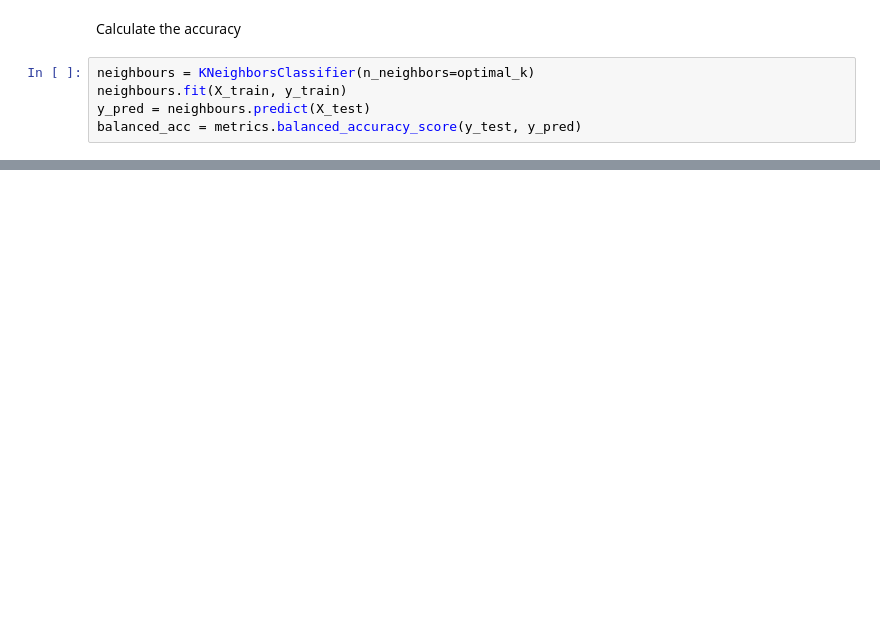
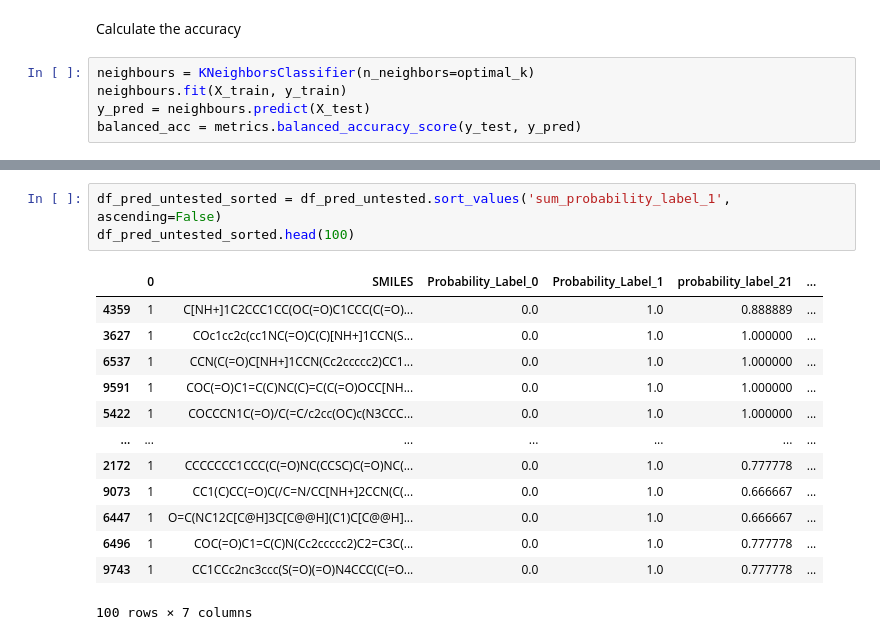
Before and after one commit to Jetteb/advanced-programming-group-7, a Jupyter notebook: group assignment 15-06.ipynb, the cells around one changed output, grey strips where cells are left out. Cells and saved outputs as stored; diff of their text form; blank space fills up the shorter version.

```diff
--- a/group assignment 15-06.ipynb
+++ b/group assignment 15-06.ipynb
@@ -423,0 +585,17 @@ df_pred_untested
+# %%
+df_pred_untested_sorted = df_pred_untested.sort_values('sum_probability_label_1', ascending=False)
+df_pred_untested_sorted.head(100)
+# %% [output]
+|  | 0 | SMILES | Probability_Label_0 | Probability_Label_1 | probability_label_21 | ... |
+| 4359 | 1 | C[NH+]1C2CCC1CC(OC(=O)C1CCC(C(=O)... | 0.0 | 1.0 | 0.888889 | ... |
+| 3627 | 1 | COc1cc2c(cc1NC(=O)C(C)[NH+]1CCN(S... | 0.0 | 1.0 | 1.000000 | ... |
+| 6537 | 1 | CCN(C(=O)C[NH+]1CCN(Cc2ccccc2)CC1... | 0.0 | 1.0 | 1.000000 | ... |
+| 9591 | 1 | COC(=O)C1=C(C)NC(C)=C(C(=O)OCC[NH... | 0.0 | 1.0 | 1.000000 | ... |
+| 5422 | 1 | COCCCN1C(=O)/C(=C/c2cc(OC)c(N3CCC... | 0.0 | 1.0 | 1.000000 | ... |
+| ... | ... | ... | ... | ... | ... | ... |
+| 2172 | 1 | CCCCCCC1CCC(C(=O)NC(CCSC)C(=O)NC(... | 0.0 | 1.0 | 0.777778 | ... |
+| 9073 | 1 | CC1(C)CC(=O)C(/C=N/CC[NH+]2CCN(C(... | 0.0 | 1.0 | 0.666667 | ... |
+| 6447 | 1 | O=C(NC12C[C@H]3C[C@@H](C1)C[C@@H]... | 0.0 | 1.0 | 0.666667 | ... |
+| 6496 | 1 | COC(=O)C1=C(C)N(Cc2ccccc2)C2=C3C(... | 0.0 | 1.0 | 0.777778 | ... |
+| 9743 | 1 | CC1CCc2nc3ccc(S(=O)(=O)N4CCC(C(=O... | 0.0 | 1.0 | 0.777778 | ... |
+100 rows × 7 columns
```
Also changed, not shown: parts of 15 cells of this notebook.
